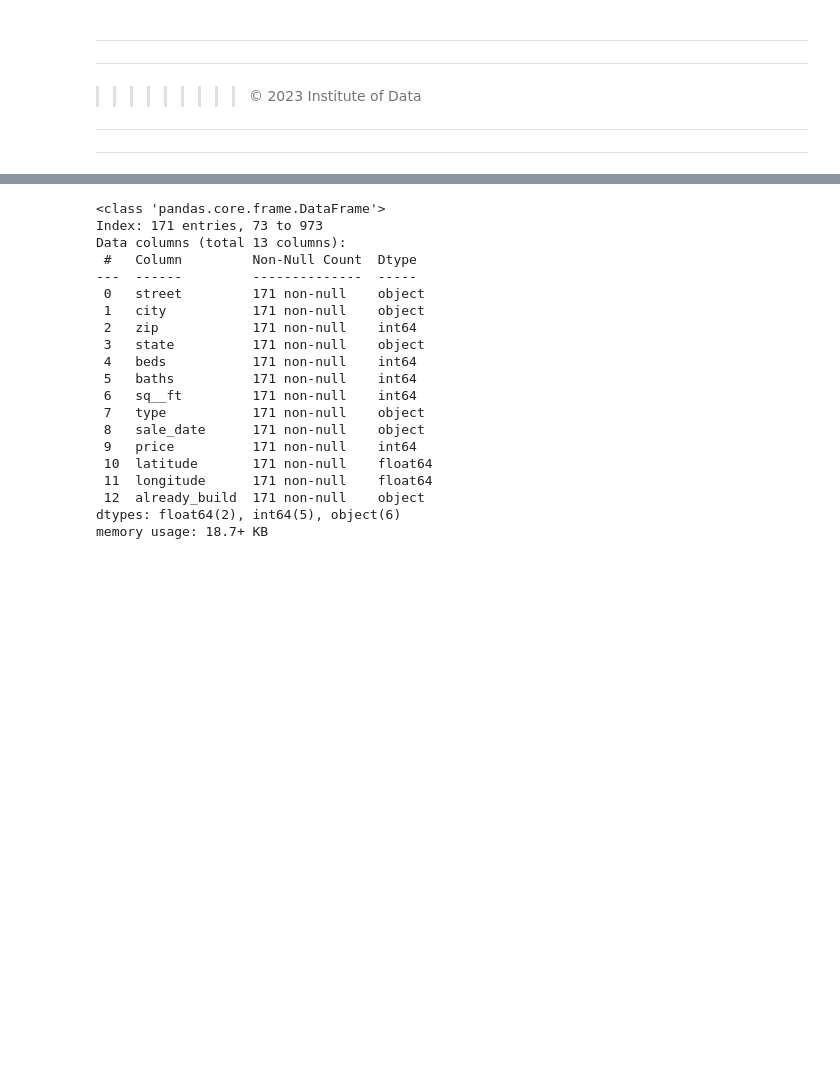
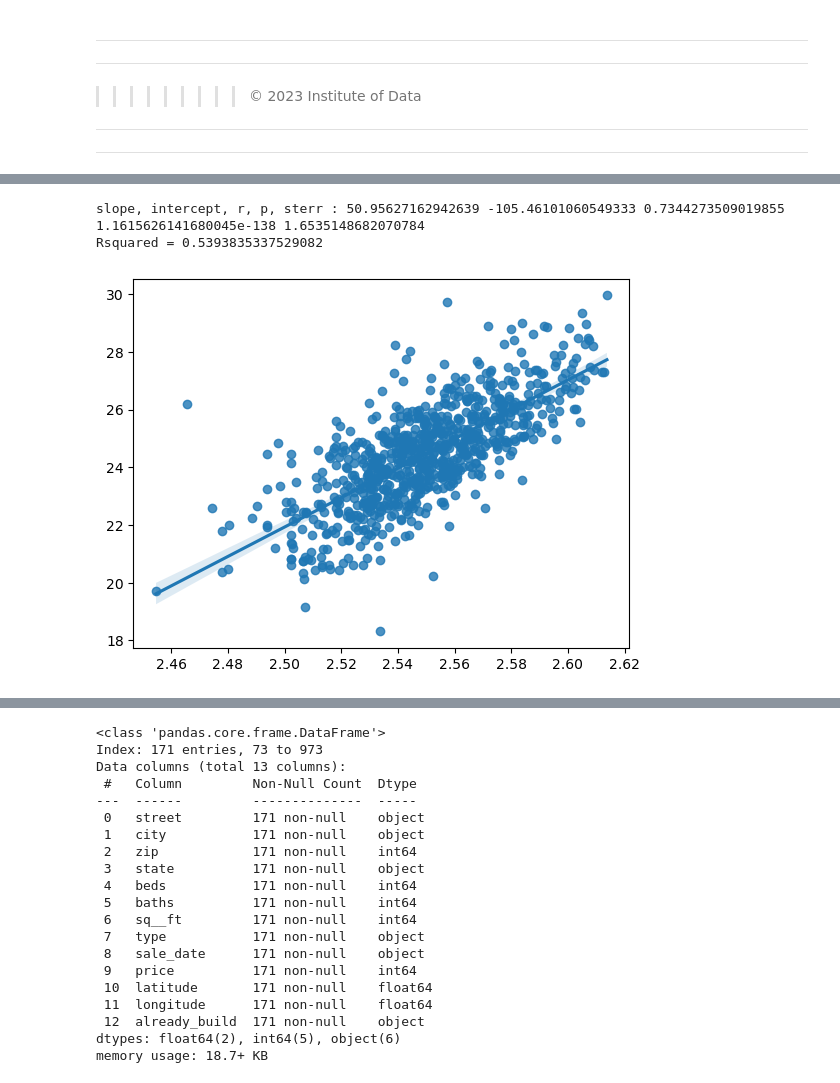
Before and after one commit to KAnantanawat0/IOD, a Jupyter notebook: Module_4/Lab 4/IOD_Lab 4.1.1.ipynb, the cells around one changed output, grey strips where cells are left out. Cells and saved outputs as stored; diff of their text form; code cells hidden in the pictures; blank space fills up the shorter version.

```diff
--- a/Module_4/Lab 4/IOD_Lab 4.1.1.ipynb
+++ b/Module_4/Lab 4/IOD_Lab 4.1.1.ipynb
@@ -521,0 +553,11 @@ Predicted price : $178303.12
+# %%
+import scipy
+
+fig = sns.regplot(x=sq_t, y=price_t,fit_reg=True)
+slope, intercept, r, p, sterr = scipy.stats.linregress(sq_t,price_t)
+print('slope, intercept, r, p, sterr :', slope, intercept, r, p, sterr)
+print("Rsquared =",r**2)
+# %% [output]
+slope, intercept, r, p, sterr : 50.95627162942639 -105.46101060549333 0.7344273509019855 1.1615626141680045e-138 1.6535148682070784
+Rsquared = 0.5393835337529082
+[figure, added]
```
Also changed, not shown: parts of 11 cells of this notebook, 1 other file.
